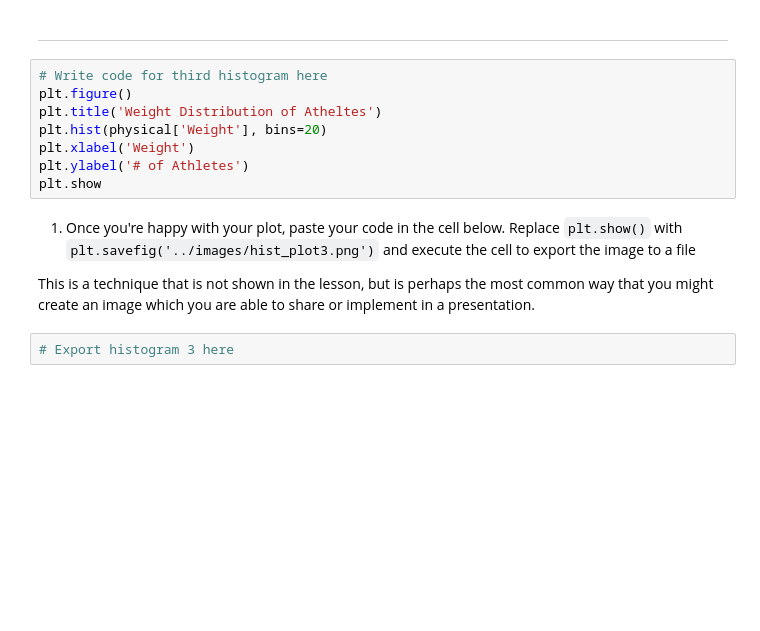
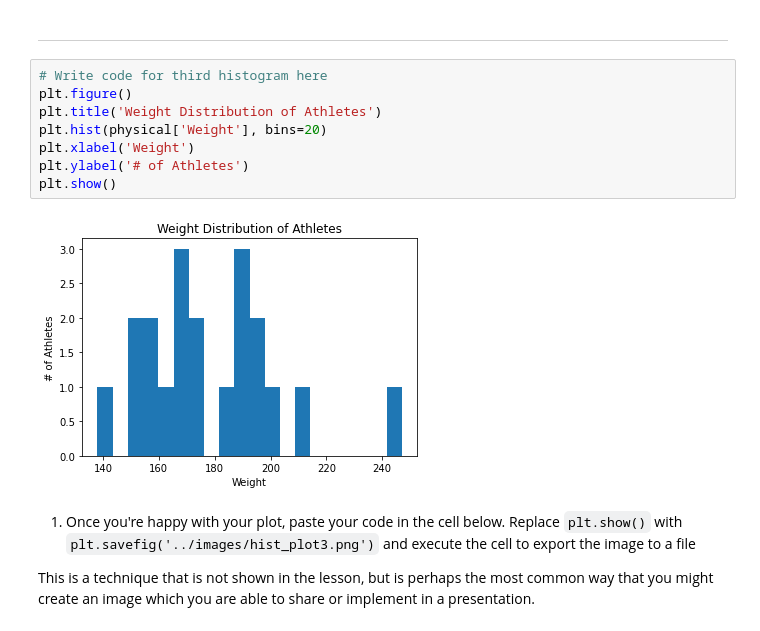
Before and after one commit to timchilders/ds-precourse-histograms, a Jupyter notebook: notebooks/histogram_challenges.ipynb, the cells around one changed output. Cells and saved outputs as stored; diff of their text form; blank space fills up the shorter version.

```diff
--- a/notebooks/histogram_challenges.ipynb
+++ b/notebooks/histogram_challenges.ipynb
@@ -136,14 +136,14 @@ plt.savefig('../images/hist_plot2.png')
 # %%
 # Write code for third histogram here
 plt.figure()
-plt.title('Weight Distribution of Atheltes')
+plt.title('Weight Distribution of Athletes')
 plt.hist(physical['Weight'], bins=20)
 plt.xlabel('Weight')
 plt.ylabel('# of Athletes')
-plt.show
+plt.show()
+# %% [output]
+[figure, added]
 # %% [markdown]
 1. Once you're happy with your plot, paste your code in the cell below. Replace `plt.show()` with `plt.savefig('../images/hist_plot3.png')` and execute the cell to export the image to a file
 
 This is a technique that is not shown in the lesson, but is perhaps the most common way that you might create an image which you are able to share or implement in a presentation.
-# %%
-# Export histogram 3 here
```
Also changed, not shown: parts of 1 cell of this notebook, 1 other file.
